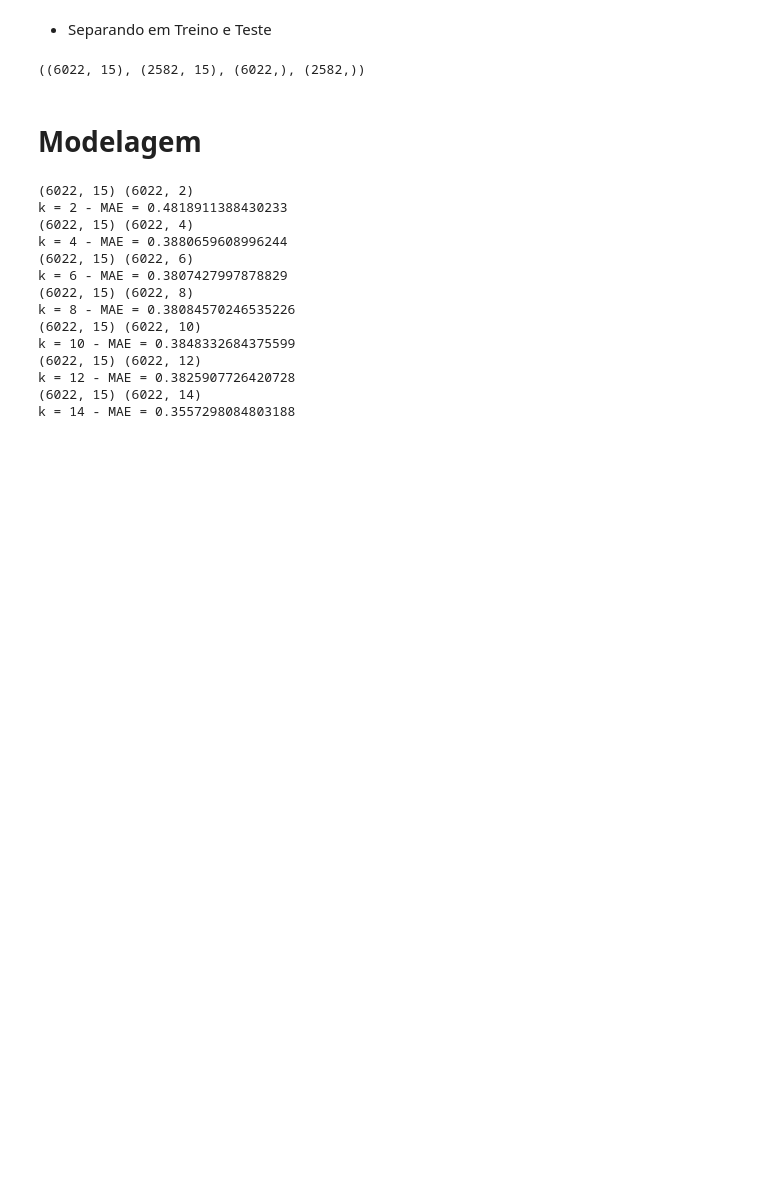
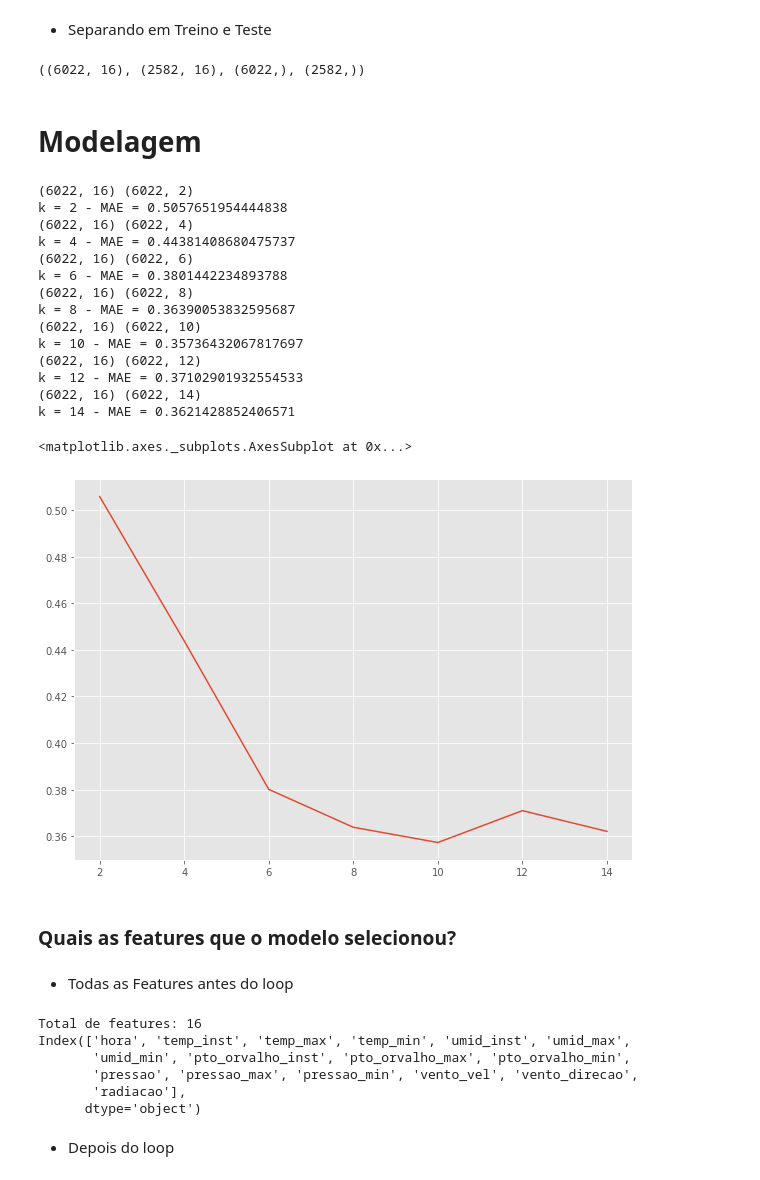
Before and after one commit to Douglas-cc/metereologia_amapa, a Jupyter notebook: src/prev_chuva_macapa.ipynb, the cells around one changed output. Drawn from its saved outputs; the diff is of its cells as text; code cells hidden in the pictures; blank space fills up the shorter version.

Commit message:
adicionei previsões de chuva

```diff
--- a/src/prev_chuva_macapa.ipynb
+++ b/src/prev_chuva_macapa.ipynb
@@ -168,23 +169,23 @@ Index(['codigo_estacao', 'data', 'hora', 'temp_inst', 'temp_max', 'temp_min',
       dtype='object')
 # %%
 y = macapa['precipitacao'] # precipitacao (volume de chuva)
-X = macapa.drop(['precipitacao','codigo_estacao','data','hora'], axis=1) # removendo chuva e algumas features
+X = macapa.drop(['precipitacao','codigo_estacao','data'], axis=1) # removendo chuva e algumas features
 # %% [markdown]
 - Separando em Treino e Teste
 # %%
 Xtrain, Xtest, ytrain, ytest = train_test_split(X, y, train_size=0.7, random_state=0)
 Xtrain.shape, Xtest.shape, ytrain.shape, ytest.shape
 # %% [output]
-((6022, 15), (2582, 15), (6022,), (2582,))
+((6022, 16), (2582, 16), (6022,), (2582,))
 # %% [markdown]
 # Modelagem
 # %%
 k_vs_score = []
 for k in range(2, Xtrain.shape[1], 2):
-    selector_model = Lasso(alpha=1, normalize=True)
+#     selector_model = Lasso(alpha=1, normalize=True)
 #     selector_model = LinearRegression(normalize=True)
 #     selector_model = Ridge(alpha=0.1, normalize=True)
-#     selector_model = RandomForestRegressor(random_state=1, n_jobs=-1)
+    selector_model = RandomForestRegressor(random_state=1, n_jobs=-1)
     selector = SelectFromModel(selector_model, max_features=k, threshold=-np.inf)
 
     selector.fit(Xtrain, ytrain)
@@ -194,26 +195,27 @@ for k in range(2, Xtrain.shape[1], 2):
 
     print(Xtrain.shape, Xtrain2.shape)
 
-    mdl = RandomForestRegressor(n_estimators=1000, random_state=0, n_jobs=-1)
+#     mdl = RandomForestRegressor(n_estimators=1000, random_state=0, n_jobs=-1)
+    mdl = XGBRegressor(objective="reg:squarederror", seed=0)
     mdl.fit(Xtrain2, ytrain)
-    previsão_chuva = mdl.predict(Xtest2)
+    prev_chuva = mdl.predict(Xtest2)
 
-    score = mean_absolute_error(ytest, previsão_chuva)
+    score = mean_absolute_error(ytest, prev_chuva)
     print("k = {} - MAE = {}".format(k, score))
 
     k_vs_score.append(score)
 # %% [output]
-(6022, 15) (6022, 2)
-k = 2 - MAE = 0.4818911388430233
-(6022, 15) (6022, 4)
-k = 4 - MAE = 0.3880659608996244
-(6022, 15) (6022, 6)
-k = 6 - MAE = 0.3807427997878829
-(6022, 15) (6022, 8)
-k = 8 - MAE = 0.38084570246535226
-(6022, 15) (6022, 10)
-k = 10 - MAE = 0.3848332684375599
-(6022, 15) (6022, 12)
-k = 12 - MAE = 0.3825907726420728
-(6022, 15) (6022, 14)
-k = 14 - MAE = 0.3557298084803188
+(6022, 16) (6022, 2)
+k = 2 - MAE = 0.5057651954444838
+(6022, 16) (6022, 4)
+k = 4 - MAE = 0.44381408680475737
+(6022, 16) (6022, 6)
+k = 6 - MAE = 0.3801442234893788
+(6022, 16) (6022, 8)
+k = 8 - MAE = 0.36390053832595687
+(6022, 16) (6022, 10)
+k = 10 - MAE = 0.35736432067817697
+(6022, 16) (6022, 12)
+k = 12 - MAE = 0.37102901932554533
+(6022, 16) (6022, 14)
+k = 14 - MAE = 0.3621428852406571
@@ -224,0 +222,20 @@ k = 14 - MAE = 0.3557298084803188
+# %%
+pd.Series(k_vs_score,index=range(2,X.shape[1],2)).plot(figsize=(10,7))
+# %% [output]
+<matplotlib.axes._subplots.AxesSubplot at 0x...>
+[figure, added]
+# %% [markdown]
+### Quais as features que o modelo selecionou?
+# %% [markdown]
+- Todas as Features antes do loop
+# %%
+print(f'Total de features: {X.shape[1]}\n{X.columns}')
+# %% [output]
+Total de features: 16
+Index(['hora', 'temp_inst', 'temp_max', 'temp_min', 'umid_inst', 'umid_max',
+       'umid_min', 'pto_orvalho_inst', 'pto_orvalho_max', 'pto_orvalho_min',
+       'pressao', 'pressao_max', 'pressao_min', 'vento_vel', 'vento_direcao',
+       'radiacao'],
+      dtype='object')
+# %% [markdown]
+- Depois do loop
```
Also changed, not shown: parts of 9 cells of this notebook, 6 other files.
